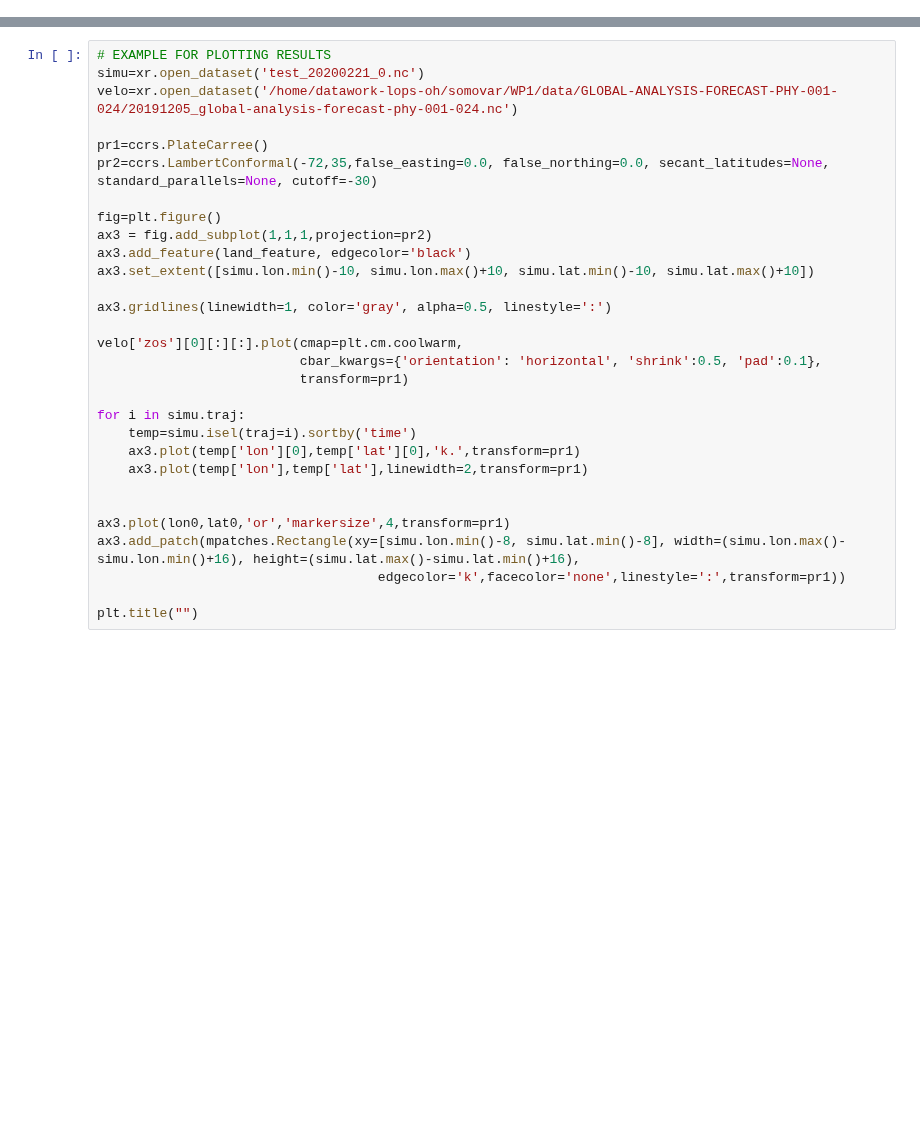
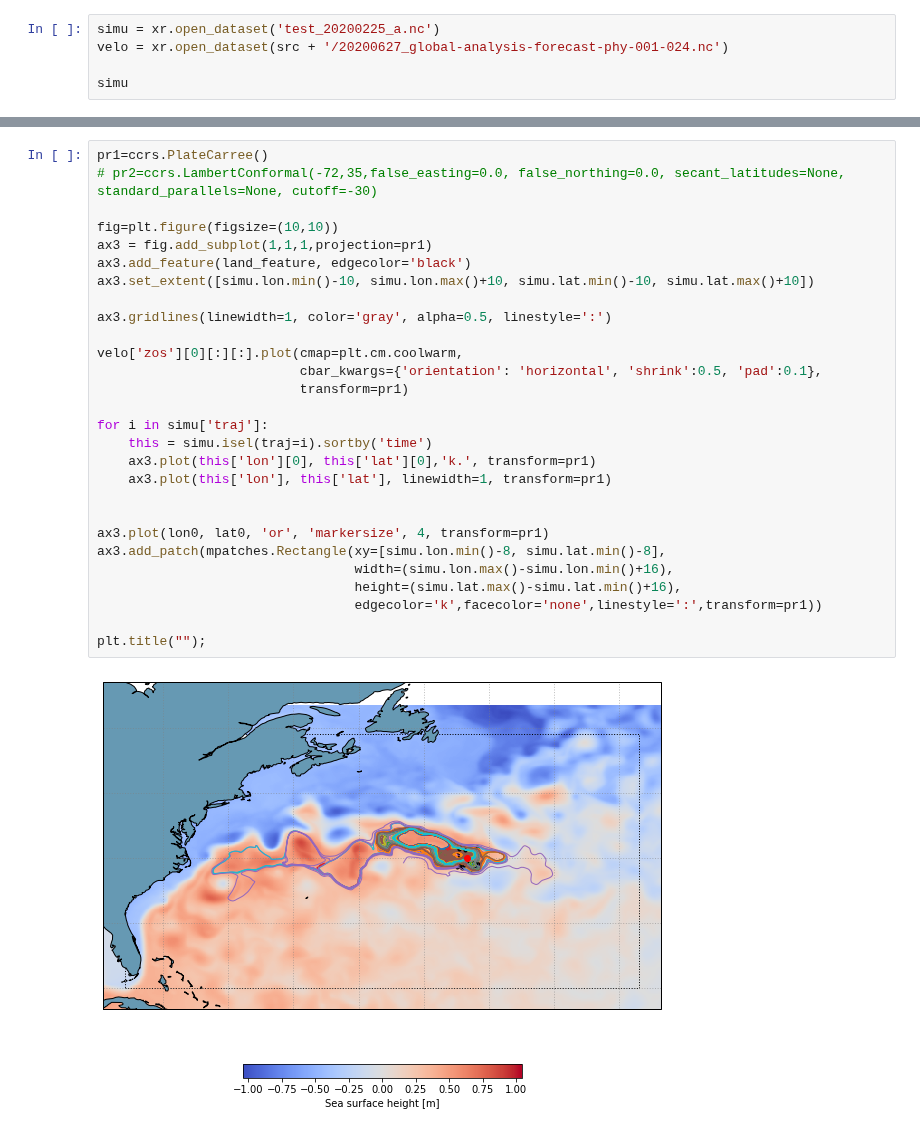
Before and after one commit to euroargodev/VirtualFleet, a Jupyter notebook: argo_advection.ipynb, the cells around one changed output, grey strips where cells are left out. Cells and saved outputs as stored; diff of their text form; blank space fills up the shorter version.

```diff
--- a/argo_advection.ipynb
+++ b/argo_advection.ipynb
@@ -82,0 +96,5 @@ INFO: You can use "parcels_convert_npydir_to_netcdf out-QQATLAVD" to convert the
+# %%
+simu = xr.open_dataset('test_20200225_a.nc')
+velo = xr.open_dataset(src + '/20200627_global-analysis-forecast-phy-001-024.nc')
+
+simu
@@ -83,30 +120,30 @@ INFO: You can use "parcels_convert_npydir_to_netcdf out-QQATLAVD" to convert the
 # %%
-# EXAMPLE FOR PLOTTING RESULTS
-simu=xr.open_dataset('test_20200221_0.nc')
-velo=xr.open_dataset('/home/datawork-lops-oh/somovar/WP1/data/GLOBAL-ANALYSIS-FORECAST-PHY-001-024/20191205_global-analysis-forecast-phy-001-024.nc')
+pr1=ccrs.PlateCarree()
+# pr2=ccrs.LambertConformal(-72,35,false_easting=0.0, false_northing=0.0, secant_latitudes=None, standard_parallels=None, cutoff=-30)
 
-pr1=ccrs.PlateCarree()
-pr2=ccrs.LambertConformal(-72,35,false_easting=0.0, false_northing=0.0, secant_latitudes=None, standard_parallels=None, cutoff=-30)
-
-fig=plt.figure()
-ax3 = fig.add_subplot(1,1,1,projection=pr2)
+fig=plt.figure(figsize=(10,10))
+ax3 = fig.add_subplot(1,1,1,projection=pr1)
 ax3.add_feature(land_feature, edgecolor='black')
 ax3.set_extent([simu.lon.min()-10, simu.lon.max()+10, simu.lat.min()-10, simu.lat.max()+10])
 
 ax3.gridlines(linewidth=1, color='gray', alpha=0.5, linestyle=':')
 
 velo['zos'][0][:][:].plot(cmap=plt.cm.coolwarm,
                           cbar_kwargs={'orientation': 'horizontal', 'shrink':0.5, 'pad':0.1},
                           transform=pr1)
 
-for i in simu.traj:
-    temp=simu.isel(traj=i).sortby('time')
-    ax3.plot(temp['lon'][0],temp['lat'][0],'k.',transform=pr1)
-    ax3.plot(temp['lon'],temp['lat'],linewidth=2,transform=pr1)
+for i in simu['traj']:
+    this = simu.isel(traj=i).sortby('time')
+    ax3.plot(this['lon'][0], this['lat'][0],'k.', transform=pr1)
+    ax3.plot(this['lon'], this['lat'], linewidth=1, transform=pr1)
 
 
-ax3.plot(lon0,lat0,'or','markersize',4,transform=pr1)
-ax3.add_patch(mpatches.Rectangle(xy=[simu.lon.min()-8, simu.lat.min()-8], width=(simu.lon.max()-simu.lon.min()+16), height=(simu.lat.max()-simu.lat.min()+16),
-                                    edgecolor='k',facecolor='none',linestyle=':',transform=pr1))
+ax3.plot(lon0, lat0, 'or', 'markersize', 4, transform=pr1)
+ax3.add_patch(mpatches.Rectangle(xy=[simu.lon.min()-8, simu.lat.min()-8],
+                                 width=(simu.lon.max()-simu.lon.min()+16),
+                                 height=(simu.lat.max()-simu.lat.min()+16),
+                                 edgecolor='k',facecolor='none',linestyle=':',transform=pr1))
 
-plt.title("")
+plt.title("");
+# %% [output]
+[figure, added]
```
Also changed, not shown: parts of 14 cells of this notebook, 1 other file.
